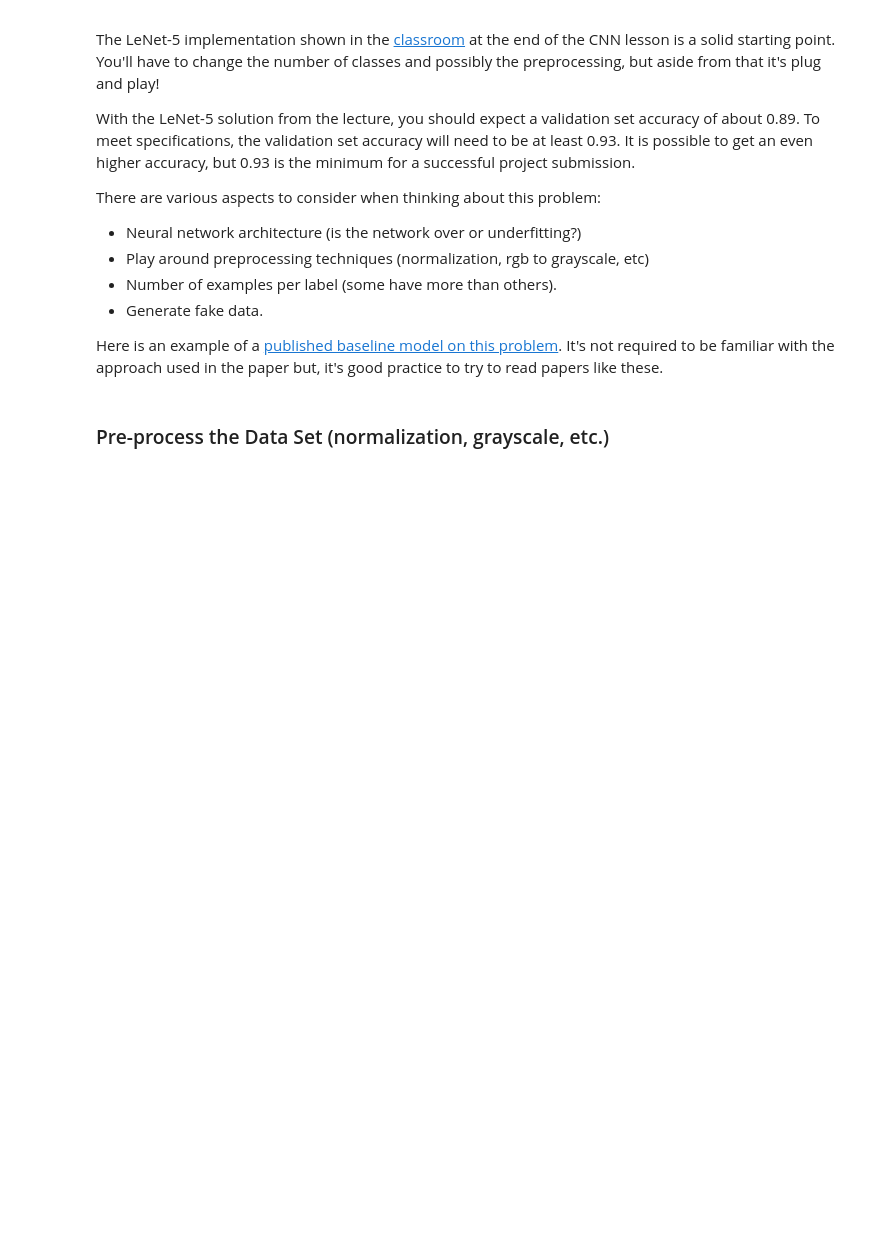
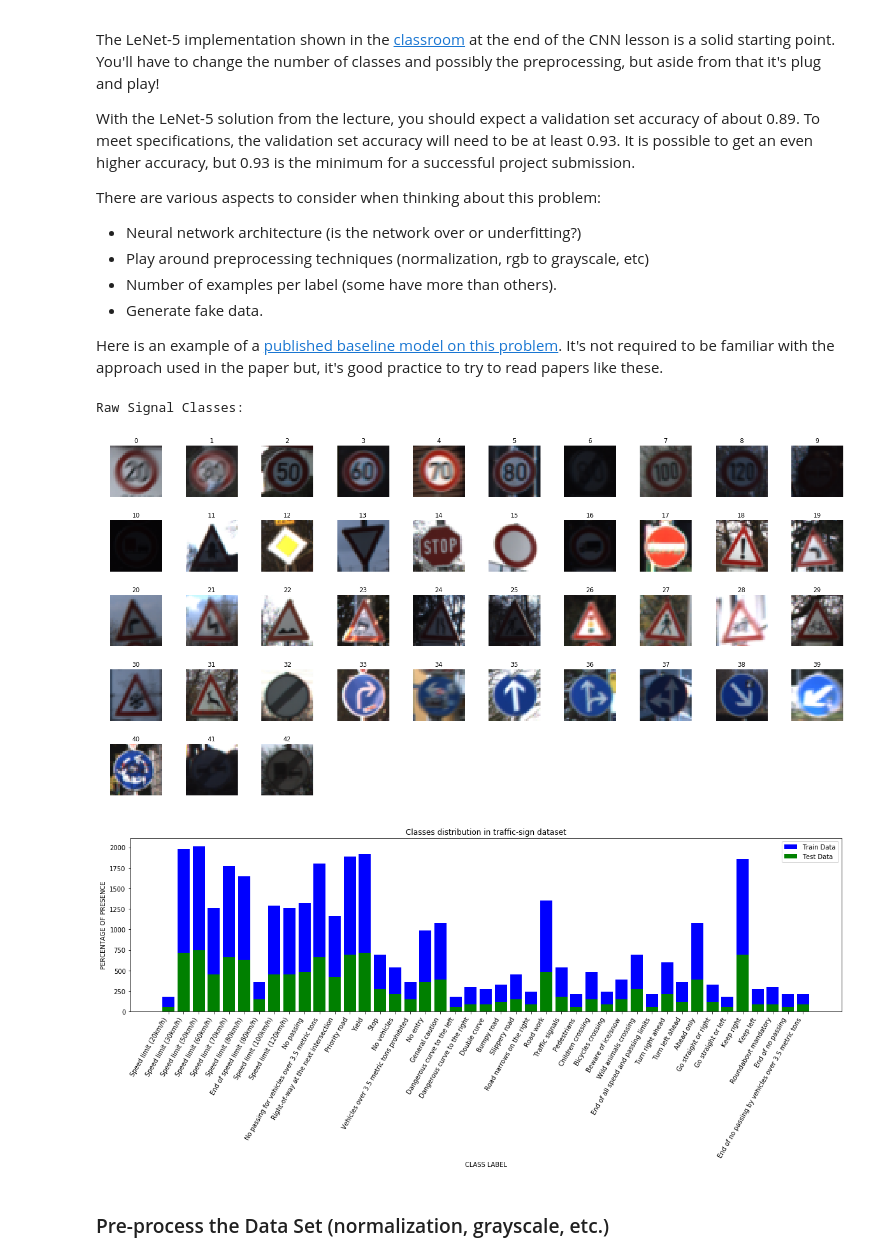
Before and after one commit to saultr/project_2_traffic_sign_classifier, a Jupyter notebook: Traffic_Sign_Classifier.ipynb, the cells around one changed output. Saved outputs shown, nothing was run; the diff lists cells and outputs as text; code cells hidden in the pictures; blank space fills up the shorter version.

```diff
--- a/Traffic_Sign_Classifier.ipynb
+++ b/Traffic_Sign_Classifier.ipynb
@@ -184,6 +121,79 @@ There are various aspects to consider when thinking about this problem:
 - Generate fake data.
 
 Here is an example of a [published baseline model on this problem](http://yann.lecun.com/exdb/publis/pdf/sermanet-ijcnn-11.pdf). It's not required to be familiar with the approach used in the paper but, it's good practice to try to read papers like these.
+# %%
+### Data exploration visualization code goes here.
+### Feel free to use as many code cells as needed.
+import random
+import numpy as np
+import matplotlib.pyplot as plt
+import math as math
+# Visualizations will be shown in the notebook.
+%matplotlib inline
+#np.set_printoptions(threshold=5000)
+
+def plot_classes (X_data, y_data):
+    """
+    Sort and Plot all the classes from a data set
+    :X_data: Set of images
+    :y_data: Set of labels
+    """
+    n_labels =  max(y_data) - min(y_data) + 1
+    n_data = len(X_data)
+    cols = 10
+    rows = math.ceil(n_labels  / cols)
+    plt.figure(figsize=(cols*2,rows*2))
+    signals = np.zeros(n_labels, dtype=np.int)
+
+    for i in range (n_data):
+        label = y_data[i]
+        signals[label] = i
+        #if (np.count_nonzero(signals) == n_labels ):
+        #    break
+
+    for i in range(len(signals)):
+        image = X_data[signals[i]].squeeze()
+        plt.subplot(rows,cols,i+1)
+        plt.tight_layout()
+        plt.axis('off')
+        plt.title(i)
+        plt.imshow(image,cmap='gray') #cmap='gray' for BW
+    plt.show()
+
+def plot_histogram (X_data, X_data2, y_data, y_data2, signnames):
+    """
+    Plot an histogram of the data set
+    :X_data: Set of images
+    :y_data: Set of labels
+    """
+    fig = plt.figure(figsize=(20,5))
+    n_labels =  max(y_data) - min(y_data) + 1
+    n_labels2 =  max(y_data2) - min(y_data2) + 1
+    n_data = len(X_data)
+    n_data2 = len(X_data2)
+    class_counts = np.zeros(n_labels, dtype=np.int)
+    class_counts2 = np.zeros(n_labels2, dtype=np.int)
+    for i in range (n_data):
+        label = y_data[i]
+        class_counts[label] += 1
+    for i in range (n_data2):
+        label2 = y_data2[i]
+        class_counts2[label2] += 1
+    plt.bar( np.arange( n_classes ), class_counts, color='b',align='center', label='Train Data')
+    plt.bar( np.arange( n_classes ), class_counts2, color='g',align='center', label='Test Data')
+    plt.ylabel('PERCENTAGE OF PRESENCE')
+    plt.xlabel('CLASS LABEL')
+    plt.xticks(np.arange( n_classes ), signnames, rotation='60', ha='right')
+    plt.title('Classes distribution in traffic-sign dataset')
+    plt.legend()
+
+print ('Raw Signal Classes: ')
+plot_classes(X_train, y_train)
+plot_histogram(X_train, X_test, y_train, y_test, signnames)
+# %% [output]
+Raw Signal Classes:
+[figure, added]
+[figure, added]
 # %% [markdown]
 ### Pre-process the Data Set (normalization, grayscale, etc.)
 # %% [markdown]
```
Also changed, not shown: parts of 10 cells of this notebook, 37 other files.
